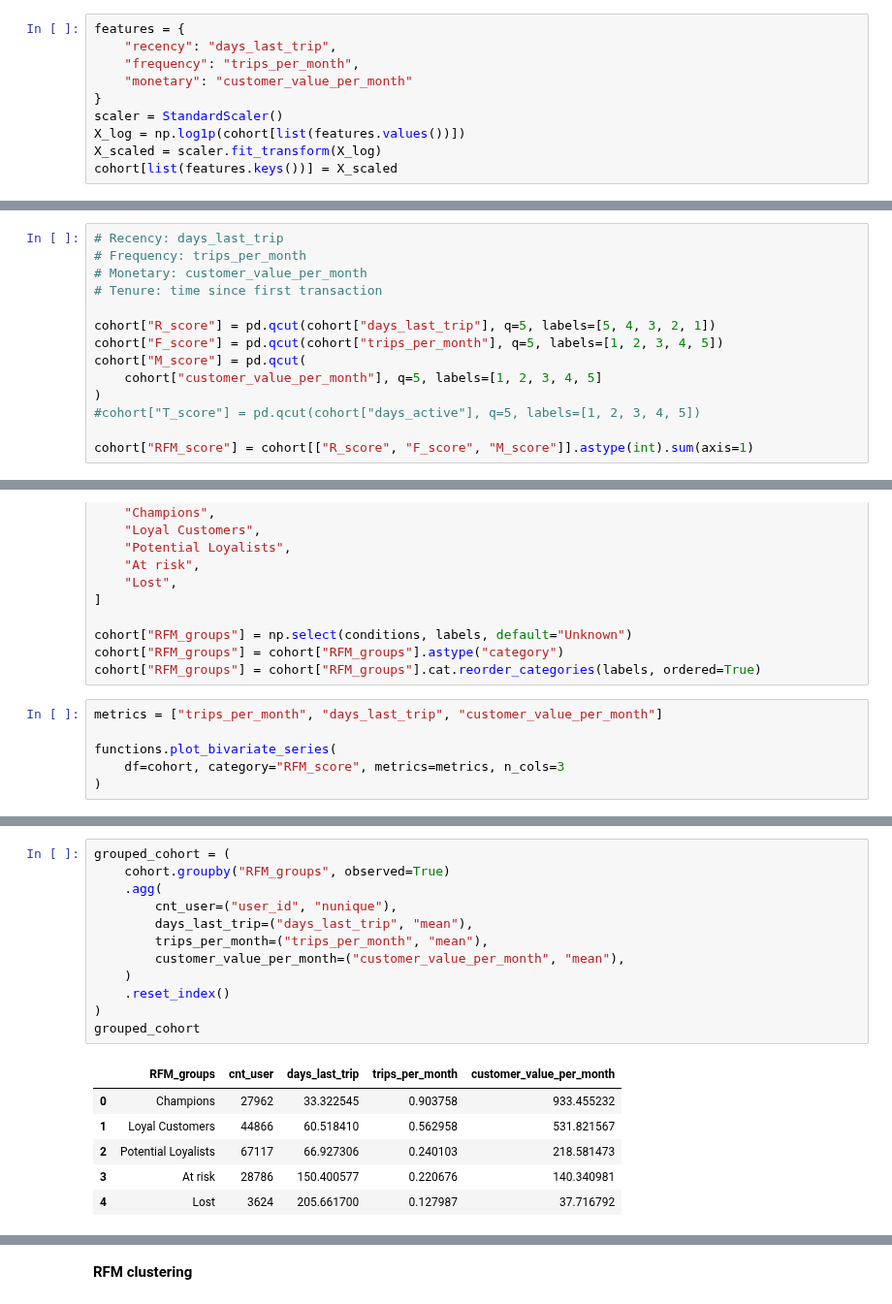
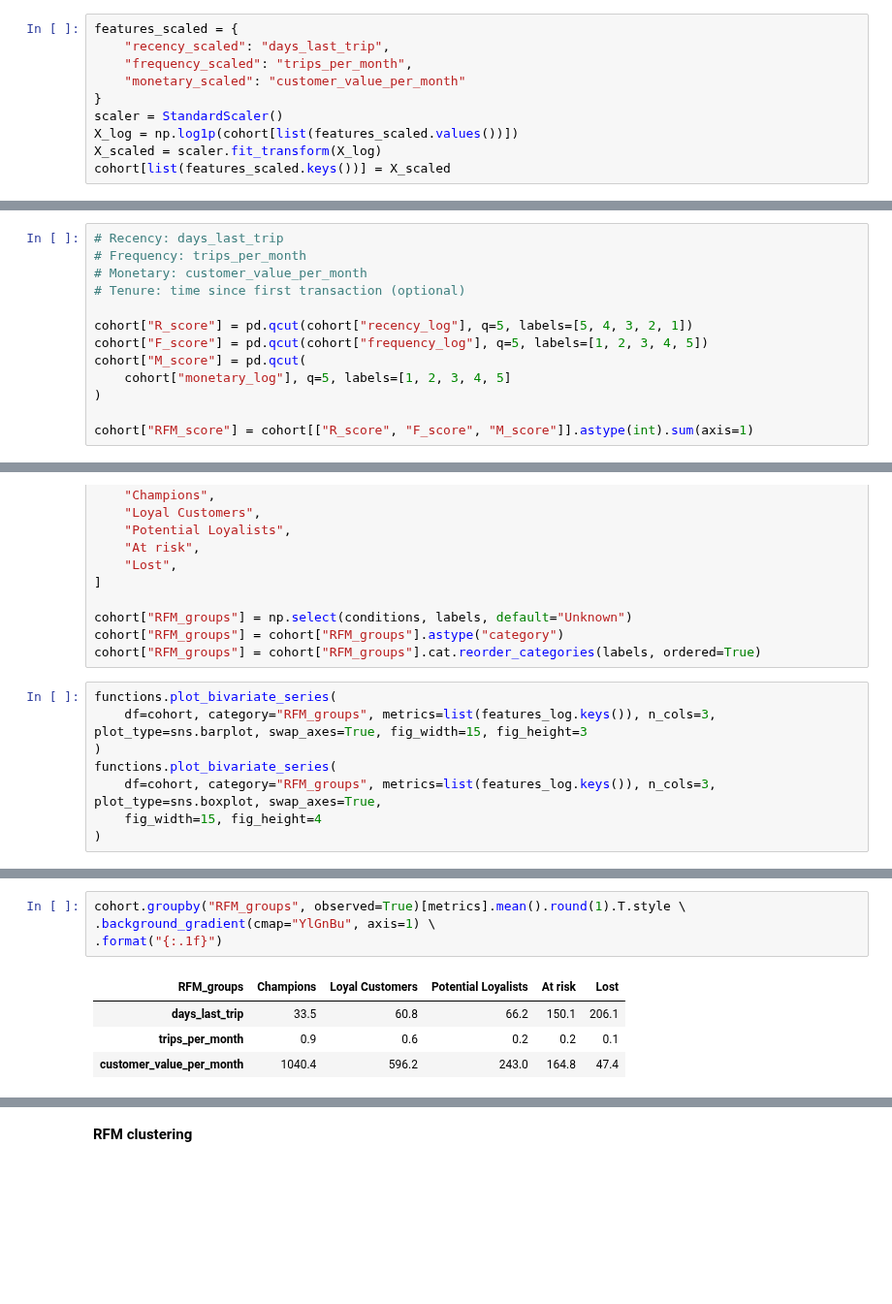
Before and after one commit to bfreiheit/customer_segmentation, a Jupyter notebook: notebooks/RFM.ipynb, the cells around one changed output, grey strips where cells are left out. Shown at 97% size. Drawn from its saved outputs; the diff is of its cells as text; blank space fills up the shorter version.

```diff
--- a/notebooks/RFM.ipynb
+++ b/notebooks/RFM.ipynb
@@ -35,10 +57,10 @@ cohort["min_signup_date"] = pd.to_datetime(cohort["min_signup_date"])
 # %%
-features = {
-    "recency": "days_last_trip",
-    "frequency": "trips_per_month",
-    "monetary": "customer_value_per_month"
+features_scaled = {
+    "recency_scaled": "days_last_trip",
+    "frequency_scaled": "trips_per_month",
+    "monetary_scaled": "customer_value_per_month"
 }
 scaler = StandardScaler()
-X_log = np.log1p(cohort[list(features.values())])
+X_log = np.log1p(cohort[list(features_scaled.values())])
 X_scaled = scaler.fit_transform(X_log)
-cohort[list(features.keys())] = X_scaled
+cohort[list(features_scaled.keys())] = X_scaled
@@ -58,14 +94,13 @@ cohort[list(features.keys())].describe()
 # Recency: days_last_trip
 # Frequency: trips_per_month
 # Monetary: customer_value_per_month
-# Tenure: time since first transaction
+# Tenure: time since first transaction (optional)
 
-cohort["R_score"] = pd.qcut(cohort["days_last_trip"], q=5, labels=[5, 4, 3, 2, 1])
-cohort["F_score"] = pd.qcut(cohort["trips_per_month"], q=5, labels=[1, 2, 3, 4, 5])
+cohort["R_score"] = pd.qcut(cohort["recency_log"], q=5, labels=[5, 4, 3, 2, 1])
+cohort["F_score"] = pd.qcut(cohort["frequency_log"], q=5, labels=[1, 2, 3, 4, 5])
 cohort["M_score"] = pd.qcut(
-    cohort["customer_value_per_month"], q=5, labels=[1, 2, 3, 4, 5]
+    cohort["monetary_log"], q=5, labels=[1, 2, 3, 4, 5]
 )
-#cohort["T_score"] = pd.qcut(cohort["days_active"], q=5, labels=[1, 2, 3, 4, 5])
 
 cohort["RFM_score"] = cohort[["R_score", "F_score", "M_score"]].astype(int).sum(axis=1)
 # %%
@@ -89,9 +124,11 @@ cohort["RFM_groups"] = np.select(conditions, labels, default="Unknown")
 cohort["RFM_groups"] = cohort["RFM_groups"].astype("category")
 cohort["RFM_groups"] = cohort["RFM_groups"].cat.reorder_categories(labels, ordered=True)
 # %%
-metrics = ["trips_per_month", "days_last_trip", "customer_value_per_month"]
-
 functions.plot_bivariate_series(
-    df=cohort, category="RFM_score", metrics=metrics, n_cols=3
+    df=cohort, category="RFM_groups", metrics=list(features_log.keys()), n_cols=3, plot_type=sns.barplot, swap_axes=True, fig_width=15, fig_height=3
 )
+functions.plot_bivariate_series(
+    df=cohort, category="RFM_groups", metrics=list(features_log.keys()), n_cols=3, plot_type=sns.boxplot, swap_axes=True,
+    fig_width=15, fig_height=4
+)
 # %% [output]
@@ -99,19 +137,9 @@ functions.plot_bivariate_series(
 # %%
-grouped_cohort = (
-    cohort.groupby("RFM_groups", observed=True)
-    .agg(
-        cnt_user=("user_id", "nunique"),
-        days_last_trip=("days_last_trip", "mean"),
-        trips_per_month=("trips_per_month", "mean"),
-        customer_value_per_month=("customer_value_per_month", "mean"),
-    )
-    .reset_index()
-)
-grouped_cohort
+cohort.groupby("RFM_groups", observed=True)[metrics].mean().round(1).T.style \
+.background_gradient(cmap="YlGnBu", axis=1) \
+.format("{:.1f}")
 # %% [output]
-|  | RFM_groups | cnt_user | days_last_trip | trips_per_month | customer_value_per_month |
-| 0 | Champions | 27962 | 33.322545 | 0.903758 | 933.455232 |
-| 1 | Loyal Customers | 44866 | 60.518410 | 0.562958 | 531.821567 |
-| 2 | Potential Loyalists | 67117 | 66.927306 | 0.240103 | 218.581473 |
-| 3 | At risk | 28786 | 150.400577 | 0.220676 | 140.340981 |
-| 4 | Lost | 3624 | 205.661700 | 0.127987 | 37.716792 |
+| RFM_groups | Champions | Loyal Customers | Potential Loyalists | At risk | Lost |
+| days_last_trip | 33.5 | 60.8 | 66.2 | 150.1 | 206.1 |
+| trips_per_month | 0.9 | 0.6 | 0.2 | 0.2 | 0.1 |
+| customer_value_per_month | 1040.4 | 596.2 | 243.0 | 164.8 | 47.4 |
```
Also changed, not shown: parts of 25 cells of this notebook, 1 other file.
